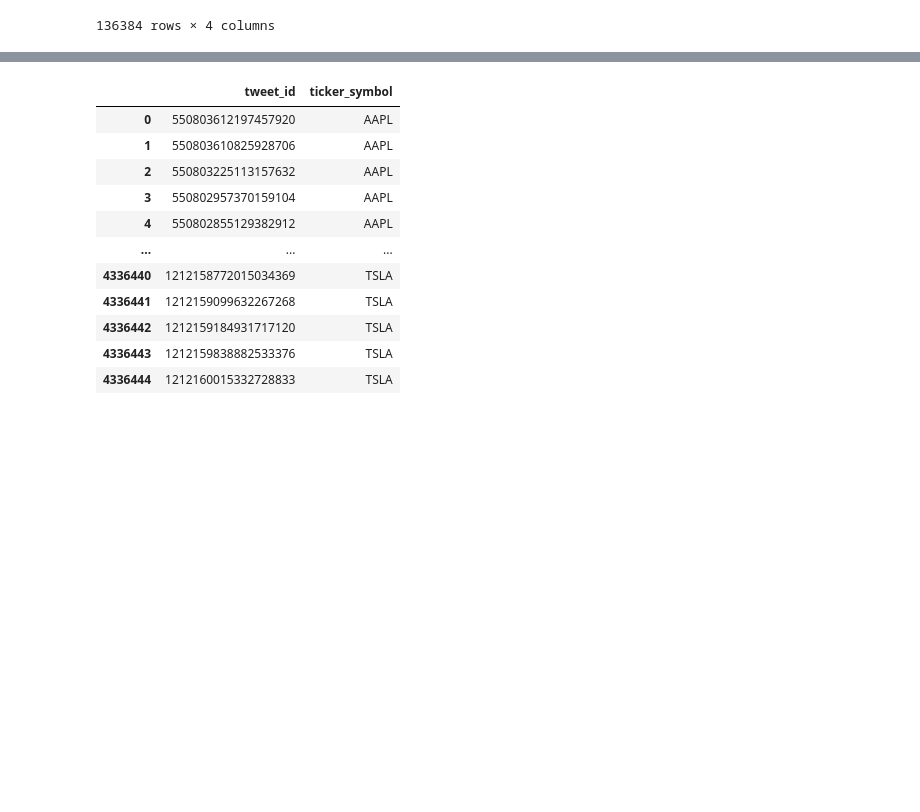
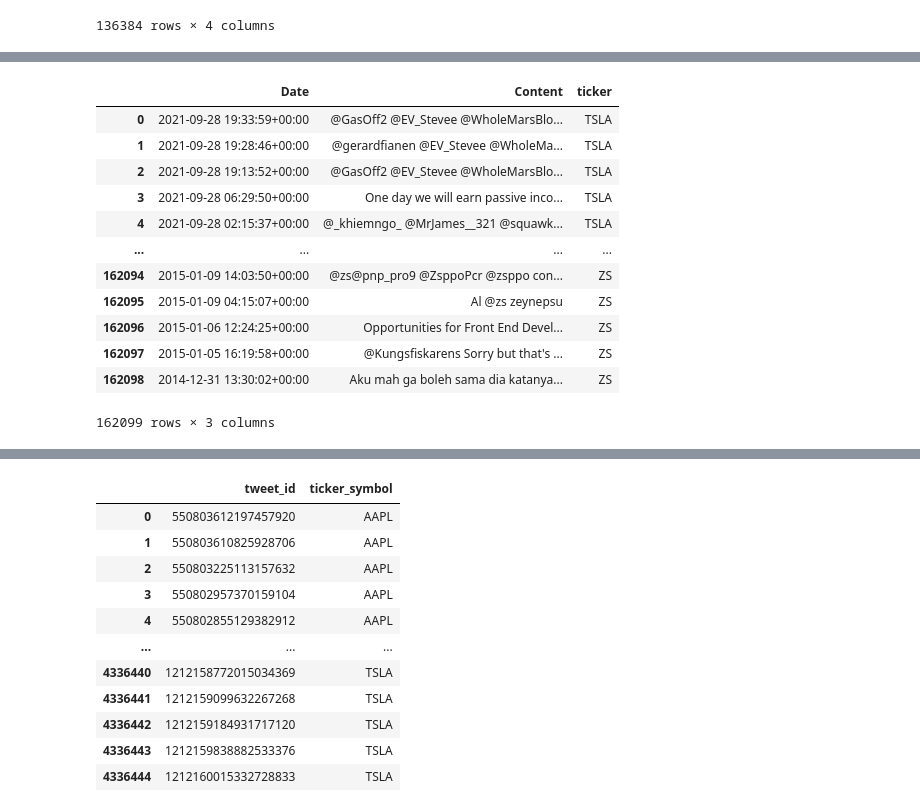
Before and after one commit to danielosetiawan/NLP_sentiment_analysis, a Jupyter notebook: Capstone_preprocessing.ipynb, the cells around one changed output, grey strips where cells are left out. Cells and saved outputs as stored; diff of their text form; code cells hidden in the pictures; blank space fills up the shorter version.

```diff
--- a/Capstone_preprocessing.ipynb
+++ b/Capstone_preprocessing.ipynb
@@ -29,3 +50,22 @@ scraped
+# %%
+scraped_combined = pd.DataFrame(np.vstack((scraped2.values, scraped.values)))
+scraped_combined = scraped_combined[scraped_combined.columns[:-1]]
+scraped_combined.columns =['Date', 'Content', 'ticker']
+scraped_combined
+# %% [output]
+|  | Date | Content | ticker |
+| 0 | 2021-09-28 19:33:59+00:00 | @GasOff2 @EV_Stevee @WholeMarsBlo... | TSLA |
+| 1 | 2021-09-28 19:28:46+00:00 | @gerardfianen @EV_Stevee @WholeMa... | TSLA |
+| 2 | 2021-09-28 19:13:52+00:00 | @GasOff2 @EV_Stevee @WholeMarsBlo... | TSLA |
+| 3 | 2021-09-28 06:29:50+00:00 | One day we will earn passive inco... | TSLA |
+| 4 | 2021-09-28 02:15:37+00:00 | @_khiemngo_ @MrJames__321 @squawk... | TSLA |
+| ... | ... | ... | ... |
+| 162094 | 2015-01-09 14:03:50+00:00 | @zs@pnp_pro9 @ZsppoPcr @zsppo con... | ZS |
+| 162095 | 2015-01-09 04:15:07+00:00 | Al @zs zeynepsu | ZS |
+| 162096 | 2015-01-06 12:24:25+00:00 | Opportunities for Front End Devel... | ZS |
+| 162097 | 2015-01-05 16:19:58+00:00 | @Kungsfiskarens Sorry but that's ... | ZS |
+| 162098 | 2014-12-31 13:30:02+00:00 | Aku mah ga boleh sama dia katanya... | ZS |
+162099 rows × 3 columns
 # %%
 Tweet
 # %% [output]
```
Also changed, not shown: parts of 13 cells of this notebook.
